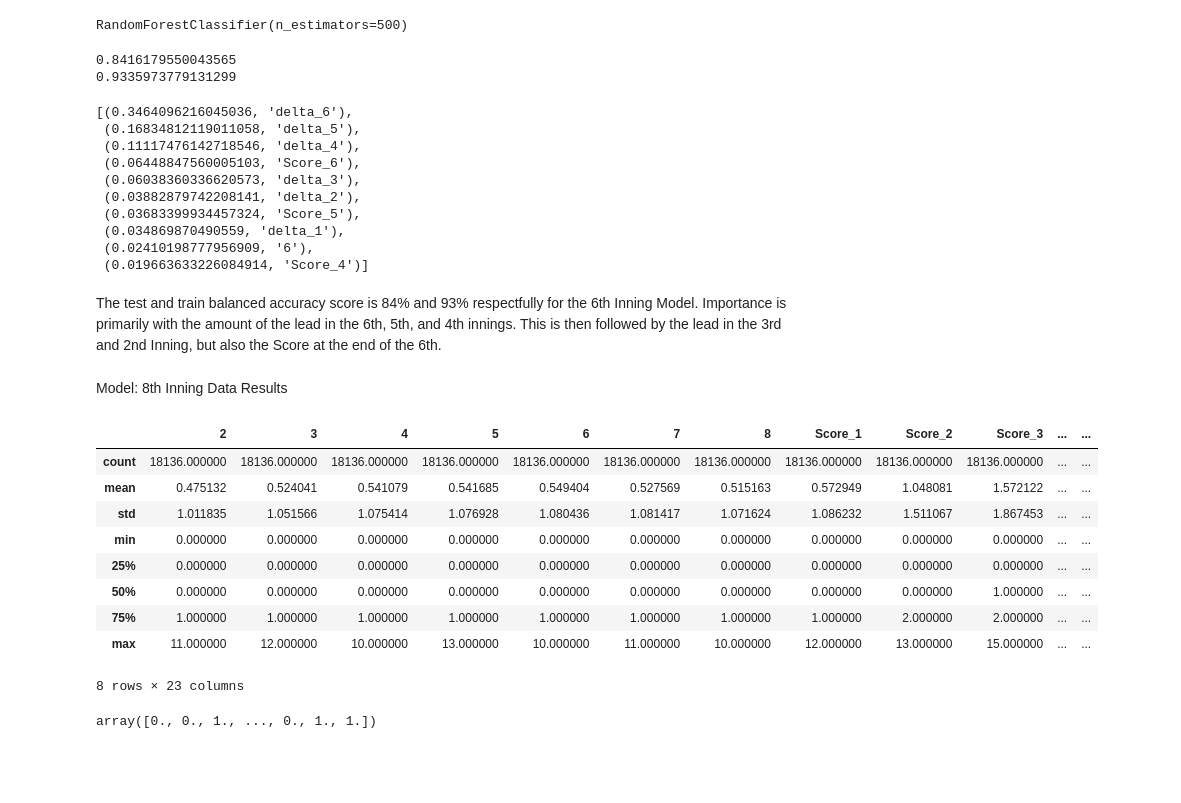
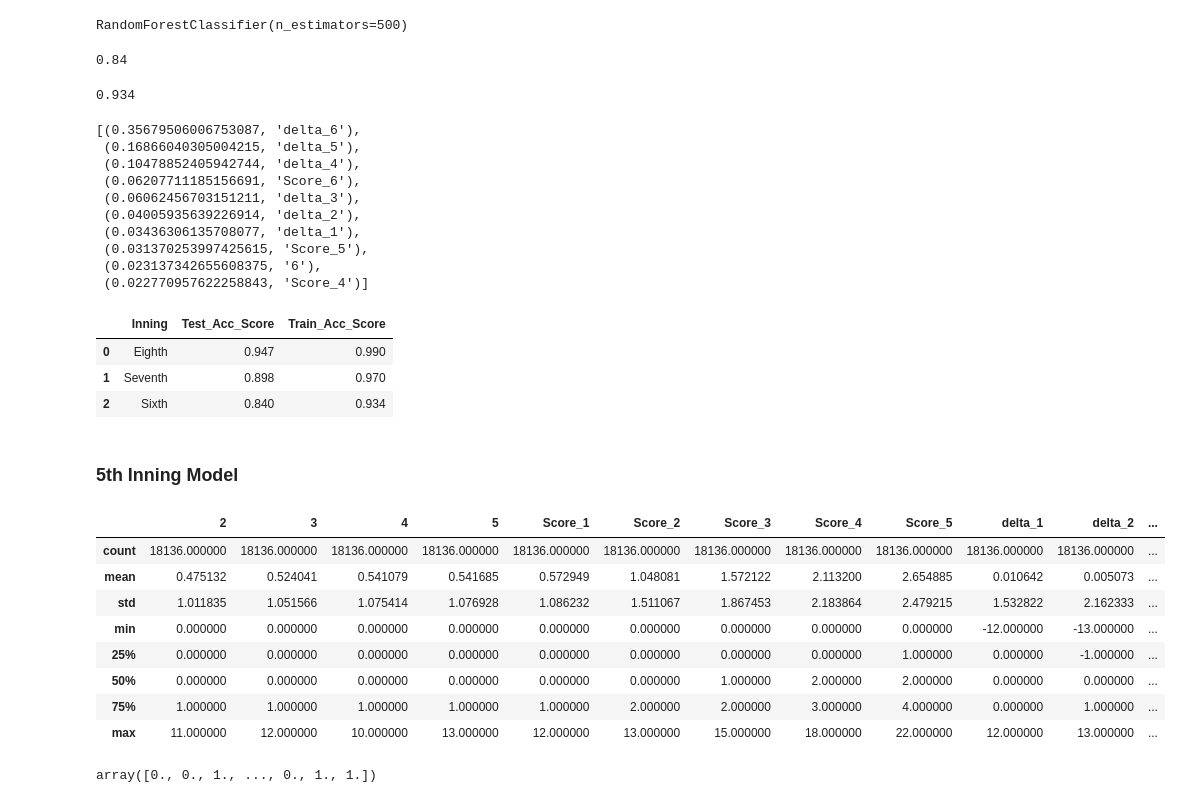
Before and after one commit to azcafriz13/Project_2_Drafts, a Jupyter notebook: Baseball_Game_Scores_Model.ipynb, the cells around one changed output. Cells and saved outputs as stored; diff of their text form; code cells hidden in the pictures; blank space fills up the shorter version.

```diff
--- a/Baseball_Game_Scores_Model.ipynb
+++ b/Baseball_Game_Scores_Model.ipynb
@@ -937,57 +1148,63 @@ model.fit(X_train, y_train_encoded)
 # %% [output]
 RandomForestClassifier(n_estimators=500)
 # %%
-# Check the model's balanced accuracy on the test set
+# Check the model's balanced accuracy on the test set and save score
 y_test_pred = model.predict(X_test)
-print(balanced_accuracy_score(y_test_encoded, y_test_pred))
+bas_test_6th = balanced_accuracy_score(y_test_encoded, y_test_pred).round(3)
+display(bas_test_6th)
 # Check the model's balanced accuracy on the training set
 y_train_pred = model.predict(X_train)
-print(balanced_accuracy_score(y_train_encoded, y_train_pred))
-
+bas_train_6th = balanced_accuracy_score(y_train_encoded, y_train_pred).round(3)
+display(bas_train_6th)
 # Get the feature importance array
 feature_importances = model.feature_importances_
 # List most important features
 importances_sorted = sorted(zip(feature_importances, X.columns), reverse=True)
-importances_sorted[:10]
+display(importances_sorted[:10])
 # %% [output]
-0.8416179550043565
-0.9335973779131299
+0.84
-[(0.3464096216045036, 'delta_6'),
- (0.16834812119011058, 'delta_5'),
- (0.11117476142718546, 'delta_4'),
- (0.06448847560005103, 'Score_6'),
- (0.06038360336620573, 'delta_3'),
- (0.03882879742208141, 'delta_2'),
- (0.03683399934457324, 'Score_5'),
- (0.034869870490559, 'delta_1'),
- (0.02410198777956909, '6'),
- (0.019663633226084914, 'Score_4')]
+0.934
+[(0.35679506006753087, 'delta_6'),
+ (0.16866040305004215, 'delta_5'),
+ (0.10478852405942744, 'delta_4'),
+ (0.06207711185156691, 'Score_6'),
+ (0.06062456703151211, 'delta_3'),
+ (0.04005935639226914, 'delta_2'),
+ (0.03436306135708077, 'delta_1'),
+ (0.031370253997425615, 'Score_5'),
+ (0.023137342655608375, '6'),
+ (0.022770957622258843, 'Score_4')]
-# %% [markdown]
-The test and train balanced accuracy score is 84% and 93% respectfully for
-the 6th Inning Model.  Importance is primarily with the amount of the lead in
-the 6th, 5th, and 4th innings.  This is then followed by the lead in the 3rd and
-2nd Inning, but also the Score at the end of the 6th.
-# %% [markdown]
-Model: 8th Inning Data Results
+# %%
+# Save Model Accuracy Scores to DataFrame
+row_append = {'Inning': 'Sixth','Test_Acc_Score': bas_test_6th, 'Train_Acc_Score': bas_train_6th}
+df_accuracy_scores = df_accuracy_scores._append(row_append, ignore_index = True)
+display(df_accuracy_scores)
+# %% [output]
+|  | Inning | Test_Acc_Score | Train_Acc_Score |
+| 0 | Eighth | 0.947 | 0.990 |
+| 1 | Seventh | 0.898 | 0.970 |
+| 2 | Sixth | 0.840 | 0.934 |
+# %% [markdown]
+### 5th Inning Model
 # %%
 # Setup X and y.
-columns_to_drop = ['9','W-L','Score_9','delta_9']
+columns_to_drop = ['6','7','8','9','W-L','Score_6','Score_7','Score_8',
+                   'Score_9','delta_6','delta_7','delta_8', 'delta_9']
 X = df_scores.drop(columns= columns_to_drop, axis=1)
 y = df_scores['W-L'].values.reshape(-1,1)
 # Split the data into training and testing sets
 X_train, X_test, y_train, y_test = train_test_split(X, y, random_state=13)
-X_train.describe()
+display(X_train.describe())
 # %% [output]
-|  | 2 | 3 | 4 | 5 | 6 | 7 | 8 | Score_1 | Score_2 | Score_3 | ... | ... |
-| count | 18136.000000 | 18136.000000 | 18136.000000 | 18136.000000 | 18136.000000 | 18136.000000 | 18136.000000 | 18136.000000 | 18136.000000 | 18136.000000 | ... | ... |
-| mean | 0.475132 | 0.524041 | 0.541079 | 0.541685 | 0.549404 | 0.527569 | 0.515163 | 0.572949 | 1.048081 | 1.572122 | ... | ... |
-| std | 1.011835 | 1.051566 | 1.075414 | 1.076928 | 1.080436 | 1.081417 | 1.071624 | 1.086232 | 1.511067 | 1.867453 | ... | ... |
-| min | 0.000000 | 0.000000 | 0.000000 | 0.000000 | 0.000000 | 0.000000 | 0.000000 | 0.000000 | 0.000000 | 0.000000 | ... | ... |
-| 25% | 0.000000 | 0.000000 | 0.000000 | 0.000000 | 0.000000 | 0.000000 | 0.000000 | 0.000000 | 0.000000 | 0.000000 | ... | ... |
-| 50% | 0.000000 | 0.000000 | 0.000000 | 0.000000 | 0.000000 | 0.000000 | 0.000000 | 0.000000 | 0.000000 | 1.000000 | ... | ... |
-| 75% | 1.000000 | 1.000000 | 1.000000 | 1.000000 | 1.000000 | 1.000000 | 1.000000 | 1.000000 | 2.000000 | 2.000000 | ... | ... |
-| max | 11.000000 | 12.000000 | 10.000000 | 13.000000 | 10.000000 | 11.000000 | 10.000000 | 12.000000 | 13.000000 | 15.000000 | ... | ... |
+|  | 2 | 3 | 4 | 5 | Score_1 | Score_2 | Score_3 | Score_4 | Score_5 | delta_1 | delta_2 | ... |
+| count | 18136.000000 | 18136.000000 | 18136.000000 | 18136.000000 | 18136.000000 | 18136.000000 | 18136.000000 | 18136.000000 | 18136.000000 | 18136.000000 | 18136.000000 | ... |
+| mean | 0.475132 | 0.524041 | 0.541079 | 0.541685 | 0.572949 | 1.048081 | 1.572122 | 2.113200 | 2.654885 | 0.010642 | 0.005073 | ... |
+| std | 1.011835 | 1.051566 | 1.075414 | 1.076928 | 1.086232 | 1.511067 | 1.867453 | 2.183864 | 2.479215 | 1.532822 | 2.162333 | ... |
+| min | 0.000000 | 0.000000 | 0.000000 | 0.000000 | 0.000000 | 0.000000 | 0.000000 | 0.000000 | 0.000000 | -12.000000 | -13.000000 | ... |
+| 25% | 0.000000 | 0.000000 | 0.000000 | 0.000000 | 0.000000 | 0.000000 | 0.000000 | 0.000000 | 1.000000 | 0.000000 | -1.000000 | ... |
+| 50% | 0.000000 | 0.000000 | 0.000000 | 0.000000 | 0.000000 | 0.000000 | 1.000000 | 2.000000 | 2.000000 | 0.000000 | 0.000000 | ... |
+| 75% | 1.000000 | 1.000000 | 1.000000 | 1.000000 | 1.000000 | 2.000000 | 2.000000 | 3.000000 | 4.000000 | 0.000000 | 1.000000 | ... |
+| max | 11.000000 | 12.000000 | 10.000000 | 13.000000 | 12.000000 | 13.000000 | 15.000000 | 18.000000 | 22.000000 | 12.000000 | 13.000000 | ... |
-8 rows × 23 columns
 # %%
 # Create a OneHotEncoder for Win-Loss Column
 encode_y = OneHotEncoder(drop='first', sparse_output=False)
```
Also changed, not shown: parts of 48 cells of this notebook.
